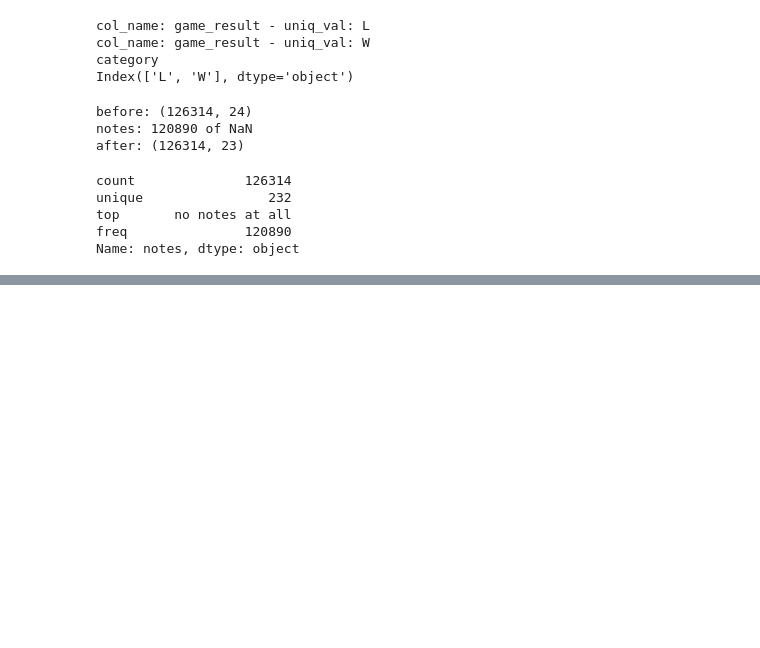
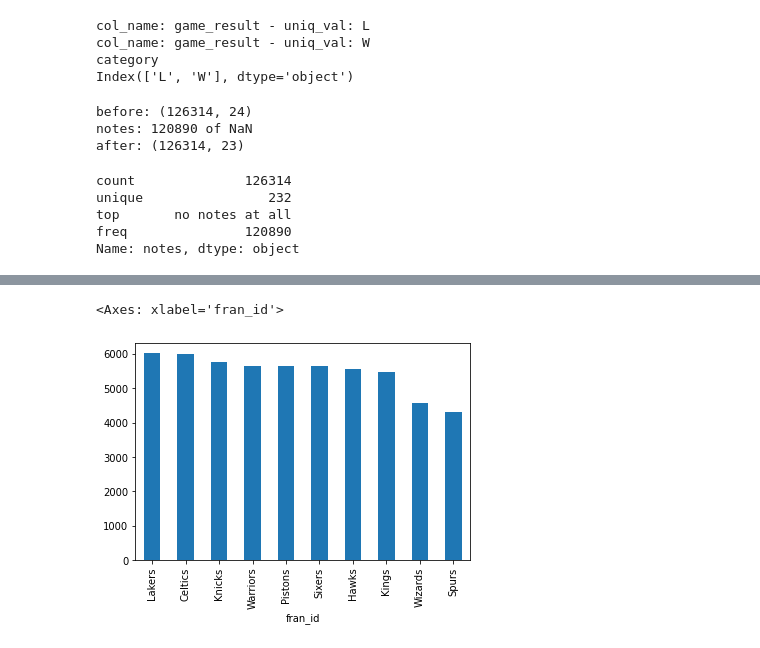
Before and after one commit to getpeped/WorkBook, a Jupyter notebook: nba_team_players.ipynb, the cells around one changed output, grey strips where cells are left out. Saved outputs shown, nothing was run; the diff lists cells and outputs as text; code cells hidden in the pictures; blank space fills up the shorter version.

```diff
--- a/nba_team_players.ipynb
+++ b/nba_team_players.ipynb
@@ -249,0 +292,5 @@ Name: notes, dtype: object
+# %%
+df['fran_id'].value_counts().head(10).plot(kind='bar')
+# %% [output]
+<Axes: xlabel='fran_id'>
+[figure, added]
```
Also changed, not shown: parts of 5 cells of this notebook.
